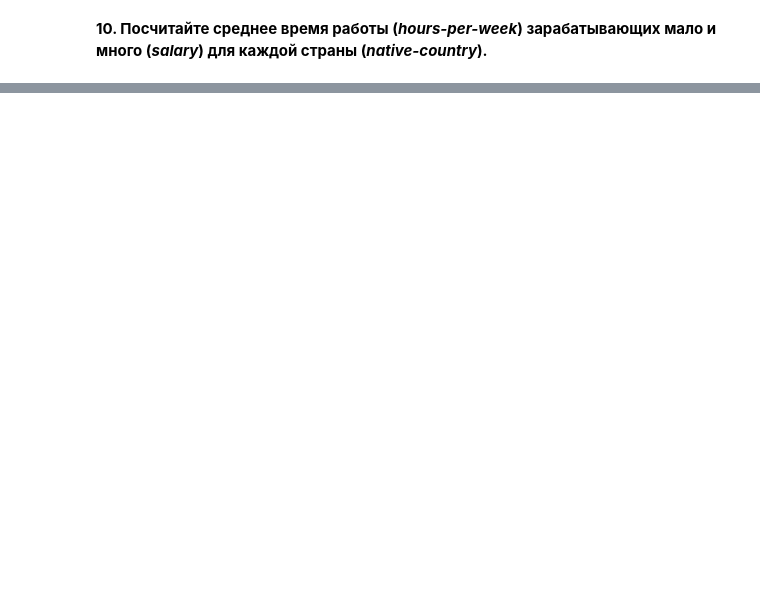
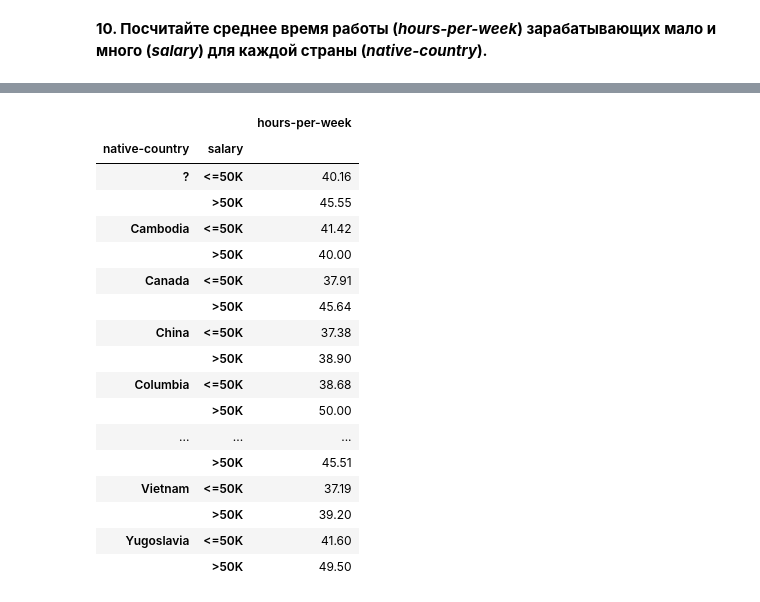
Before and after one commit to simon-torm/geekhub-ds-2020, a Jupyter notebook: HW3. Pandas/hw_pandas.ipynb, the cells around one changed output, grey strips where cells are left out. Drawn from its saved outputs; the diff is of its cells as text; code cells hidden in the pictures; blank space fills up the shorter version.

```diff
--- a/HW3. Pandas/hw_pandas.ipynb
+++ b/HW3. Pandas/hw_pandas.ipynb
@@ -97,0 +190,22 @@ memory usage: 2.6+ MB
+# %%
+#v2
+data.pivot_table(['hours-per-week'], ['native-country', 'salary'], aggfunc='mean')
+# %% [output]
+|  |  | hours-per-week |
+| native-country | salary |  |
+| ? | <=50K | 40.16 |
+|  | >50K | 45.55 |
+| Cambodia | <=50K | 41.42 |
+|  | >50K | 40.00 |
+| Canada | <=50K | 37.91 |
+|  | >50K | 45.64 |
+| China | <=50K | 37.38 |
+|  | >50K | 38.90 |
+| Columbia | <=50K | 38.68 |
+|  | >50K | 50.00 |
+| ... | ... | ... |
+|  | >50K | 45.51 |
+| Vietnam | <=50K | 37.19 |
+|  | >50K | 39.20 |
+| Yugoslavia | <=50K | 41.60 |
+|  | >50K | 49.50 |
```
Also changed, not shown: parts of 21 cells of this notebook.
